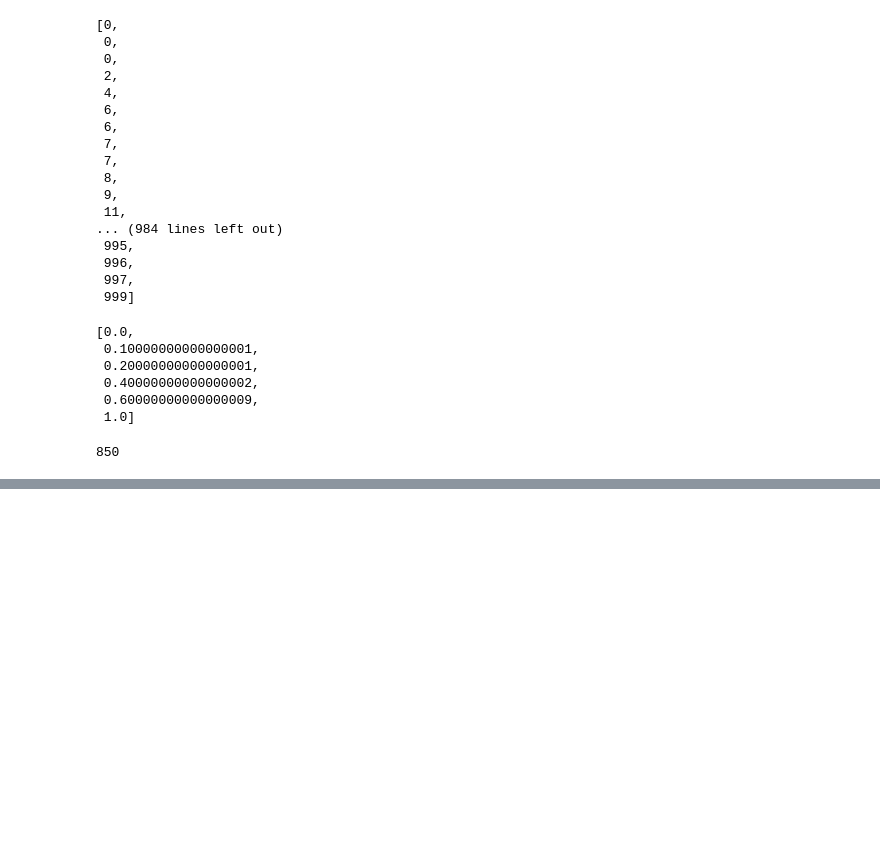
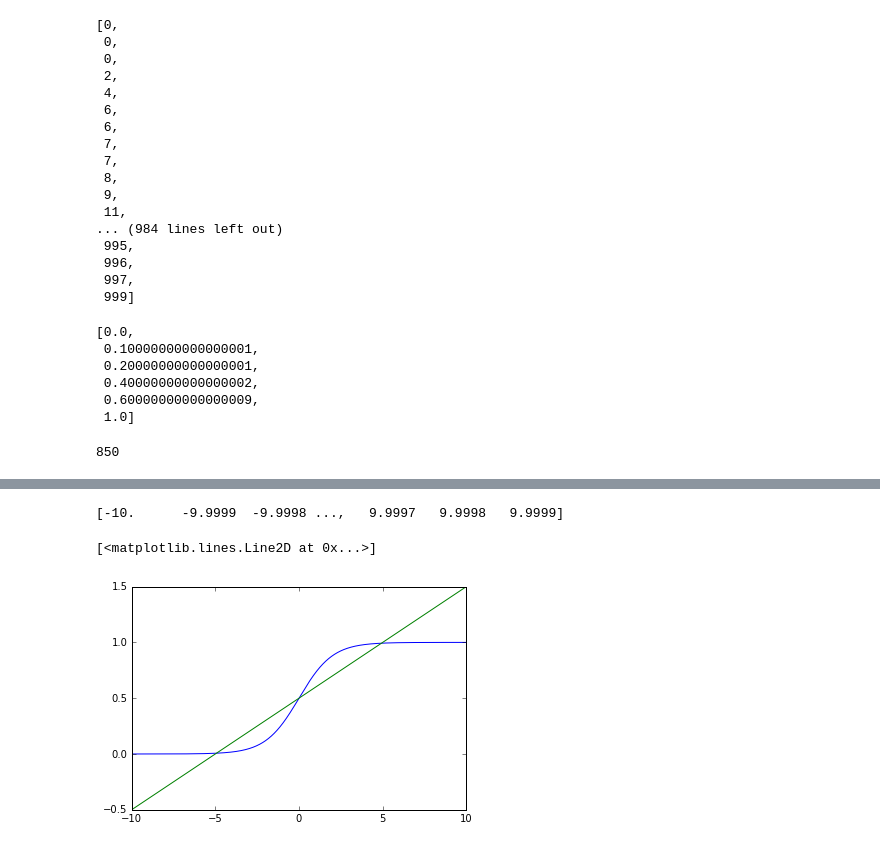
Before and after one commit to zyzdiana/ss_model_mixture, a Jupyter notebook: Untitled1.ipynb, the cells around one changed output, grey strips where cells are left out. Cells and saved outputs as stored; diff of their text form; code cells hidden in the pictures; blank space fills up the shorter version.

```diff
--- a/Untitled1.ipynb
+++ b/Untitled1.ipynb
@@ -341,0 +356,14 @@ resample
+# %%
+x = np.arange(-10, 10, 0.0001)
+print x
+# %% [output]
+[-10.      -9.9999  -9.9998 ...,   9.9997   9.9998   9.9999]
+# %%
+y = np.exp(x)/(1+np.exp(x))
+z = 0.5 + 0.1 *x
+# %%
+plt.plot(x,y)
+plt.plot(x,z)
+# %% [output]
+[<matplotlib.lines.Line2D at 0x...>]
+[figure, added]
```
Also changed, not shown: parts of 7 cells of this notebook, 3 other files.
